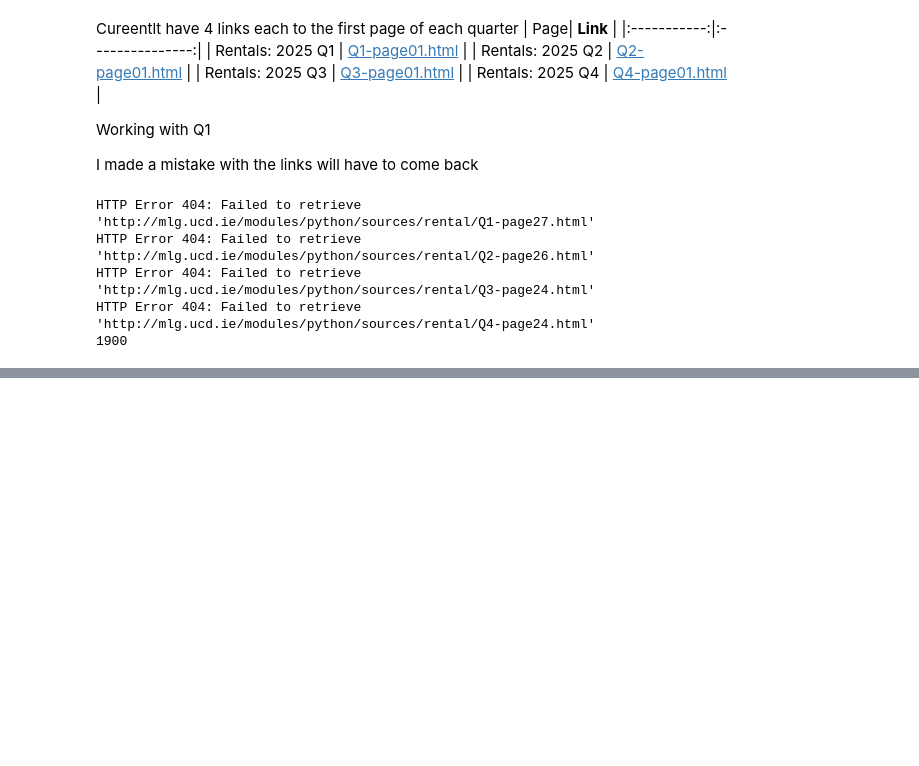
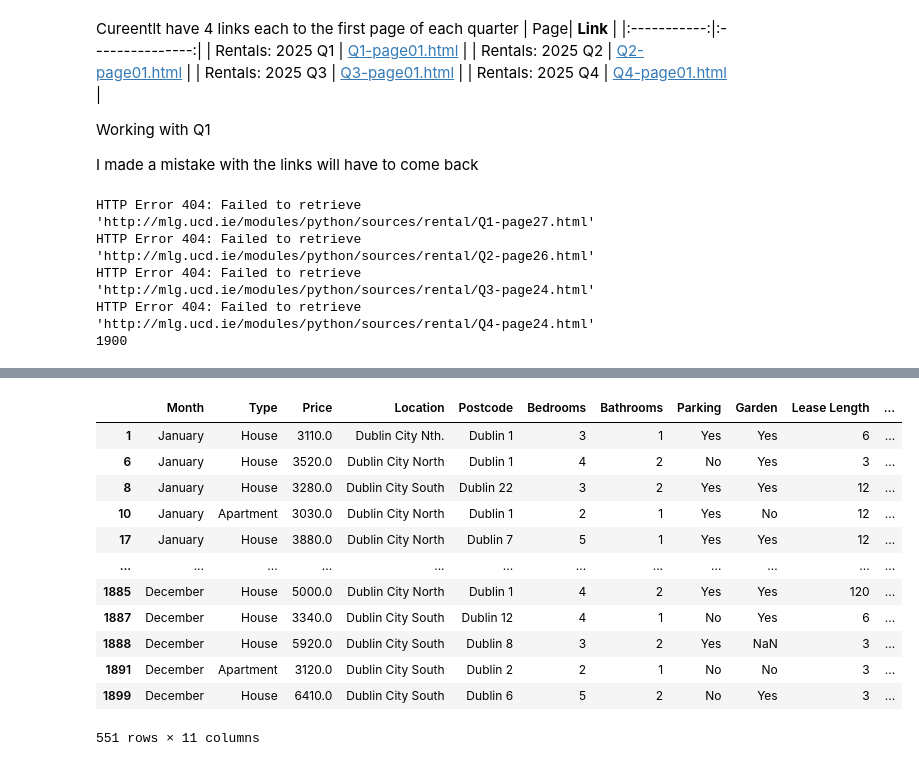
Before and after one commit to Dellason/Data-Science-Assignment-One, a Jupyter notebook: Webscrapping.ipynb, the cells around one changed output, grey strips where cells are left out. Cells and saved outputs as stored; diff of their text form; code cells hidden in the pictures; blank space fills up the shorter version.

```diff
--- a/Webscrapping.ipynb
+++ b/Webscrapping.ipynb
@@ -482,0 +505,3 @@ HTTP Error 404: Failed to retrieve 'http://mlg.ucd.ie/modules/python/sources/ren
+# %%
+df_data["Contact"] = df_data["Contact"].replace("Estate  Agent", "Estate Agent")
+df_data["Contact"].unique()
@@ -482,0 +539,2 @@ HTTP Error 404: Failed to retrieve 'http://mlg.ucd.ie/modules/python/sources/ren
+# %%
+df_data["Lease Length"] = df_data["Lease Length"].astype("Int64")
@@ -482,0 +599,16 @@ HTTP Error 404: Failed to retrieve 'http://mlg.ucd.ie/modules/python/sources/ren
+# %%
+df_data[df_data["Price"] > 2900.45]
+# %% [output]
+|  | Month | Type | Price | Location | Postcode | Bedrooms | Bathrooms | Parking | Garden | Lease Length | ... |
+| 1 | January | House | 3110.0 | Dublin City Nth. | Dublin 1 | 3 | 1 | Yes | Yes | 6 | ... |
+| 6 | January | House | 3520.0 | Dublin City North | Dublin 1 | 4 | 2 | No | Yes | 3 | ... |
+| 8 | January | House | 3280.0 | Dublin City South | Dublin 22 | 3 | 2 | Yes | Yes | 12 | ... |
+| 10 | January | Apartment | 3030.0 | Dublin City North | Dublin 1 | 2 | 1 | Yes | No | 12 | ... |
+| 17 | January | House | 3880.0 | Dublin City North | Dublin 7 | 5 | 1 | Yes | Yes | 12 | ... |
+| ... | ... | ... | ... | ... | ... | ... | ... | ... | ... | ... | ... |
+| 1885 | December | House | 5000.0 | Dublin City North | Dublin 1 | 4 | 2 | Yes | Yes | 120 | ... |
+| 1887 | December | House | 3340.0 | Dublin City South | Dublin 12 | 4 | 1 | No | Yes | 6 | ... |
+| 1888 | December | House | 5920.0 | Dublin City South | Dublin 8 | 3 | 2 | Yes | NaN | 3 | ... |
+| 1891 | December | Apartment | 3120.0 | Dublin City South | Dublin 2 | 2 | 1 | No | No | 3 | ... |
+| 1899 | December | House | 6410.0 | Dublin City South | Dublin 6 | 5 | 2 | No | Yes | 3 | ... |
+551 rows × 11 columns
```
Also changed, not shown: parts of 15 cells of this notebook, 5 other files.
